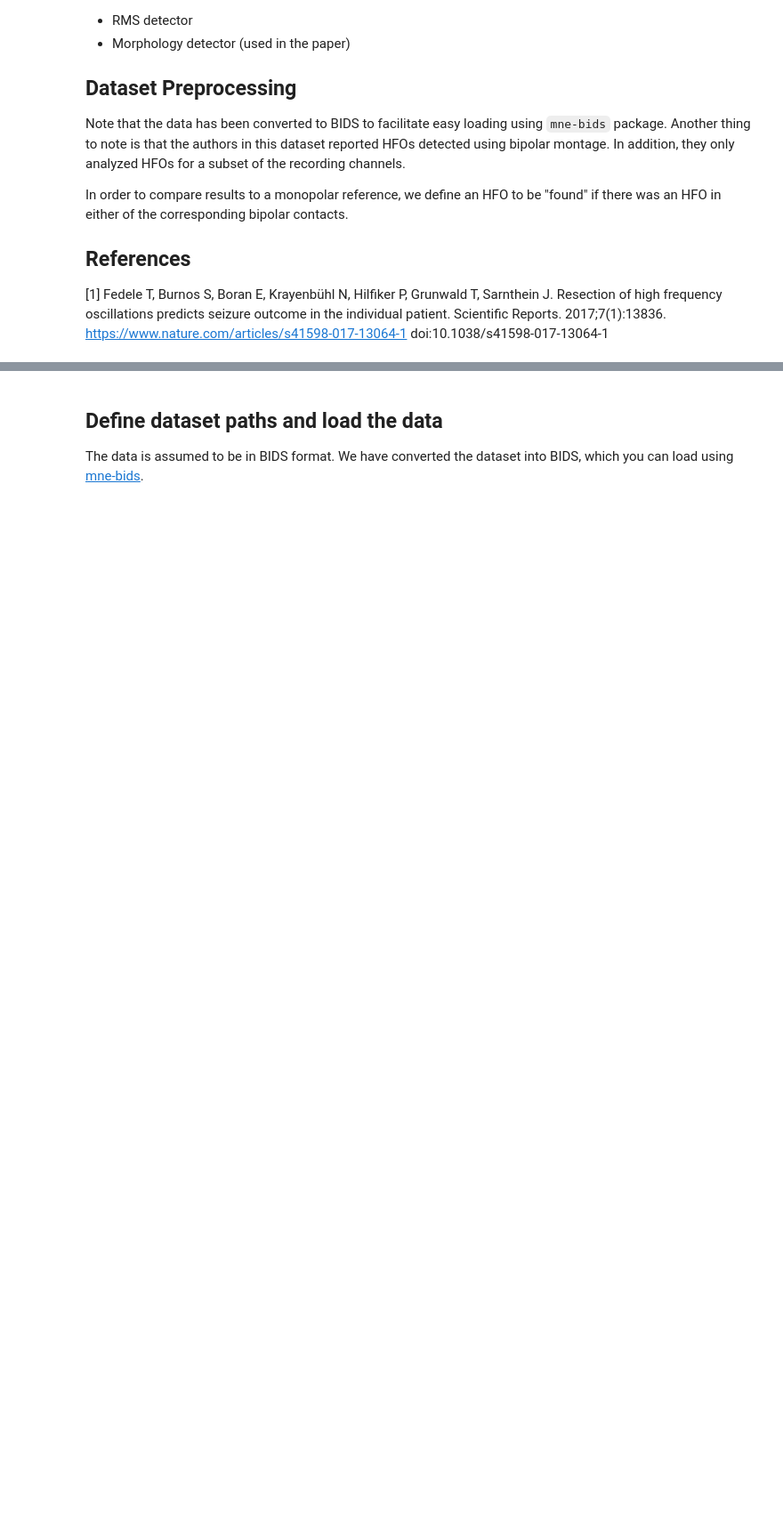
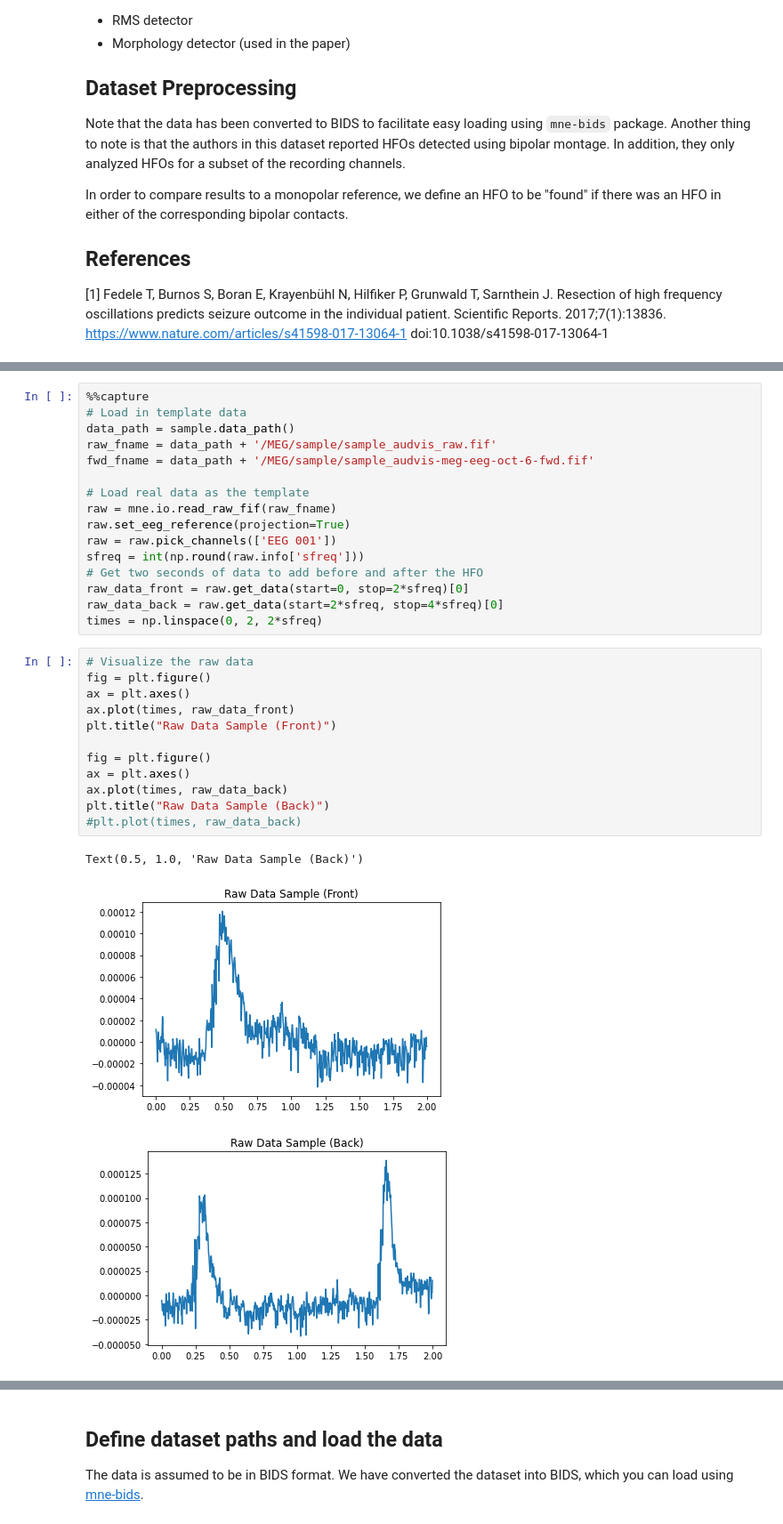
Before and after one commit to mne-tools/mne-hfo, a Jupyter notebook: docs/tutorials/basic_compute_hfos.ipynb, the cells around one changed output, grey strips where cells are left out. Shown: that part at 89% size. Saved outputs shown, nothing was run; the diff lists cells and outputs as text; blank space fills up the shorter version.

```diff
--- a/docs/tutorials/basic_compute_hfos.ipynb
+++ b/docs/tutorials/basic_compute_hfos.ipynb
@@ -37,0 +74,32 @@ from mne_hfo import LineLengthDetector, RMSDetector
+# %%
+%%capture
+# Load in template data
+data_path = sample.data_path()
+raw_fname = data_path + '/MEG/sample/sample_audvis_raw.fif'
+fwd_fname = data_path + '/MEG/sample/sample_audvis-meg-eeg-oct-6-fwd.fif'
+
+# Load real data as the template
+raw = mne.io.read_raw_fif(raw_fname)
+raw.set_eeg_reference(projection=True)
+raw = raw.pick_channels(['EEG 001'])
+sfreq = int(np.round(raw.info['sfreq']))
+# Get two seconds of data to add before and after the HFO
+raw_data_front = raw.get_data(start=0, stop=2*sfreq)[0]
+raw_data_back = raw.get_data(start=2*sfreq, stop=4*sfreq)[0]
+times = np.linspace(0, 2, 2*sfreq)
+# %%
+# Visualize the raw data
+fig = plt.figure()
+ax = plt.axes()
+ax.plot(times, raw_data_front)
+plt.title("Raw Data Sample (Front)")
+
+fig = plt.figure()
+ax = plt.axes()
+ax.plot(times, raw_data_back)
+plt.title("Raw Data Sample (Back)")
+#plt.plot(times, raw_data_back)
+# %% [output]
+Text(0.5, 1.0, 'Raw Data Sample (Back)')
+[figure, added]
+[figure, added]
```
Also changed, not shown: parts of 54 cells of this notebook, 5 other files.
